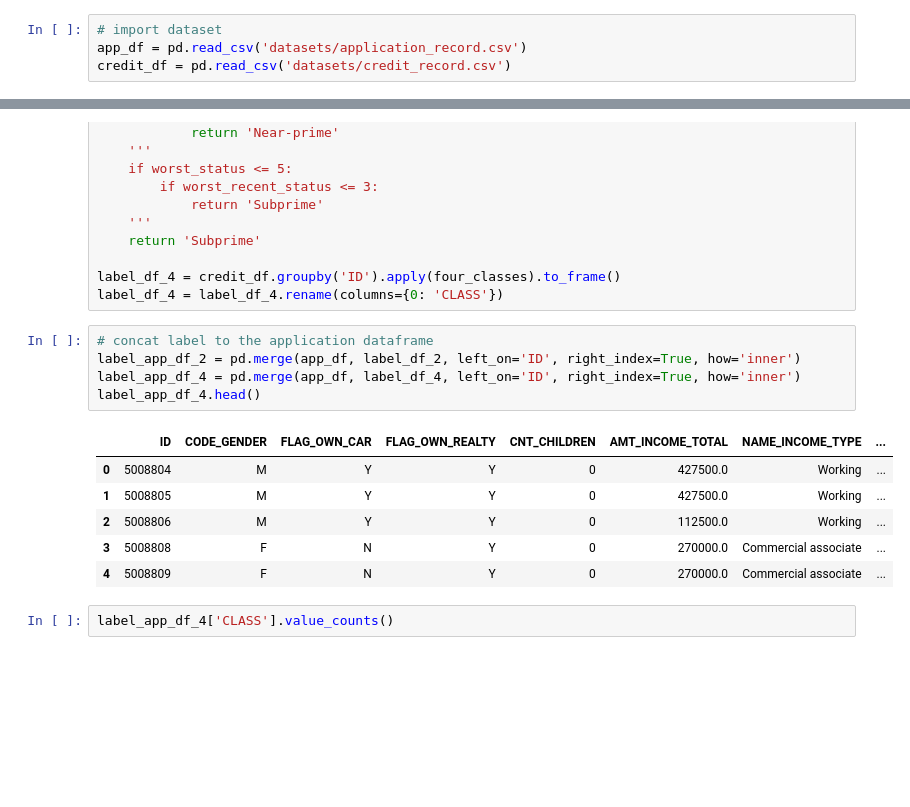
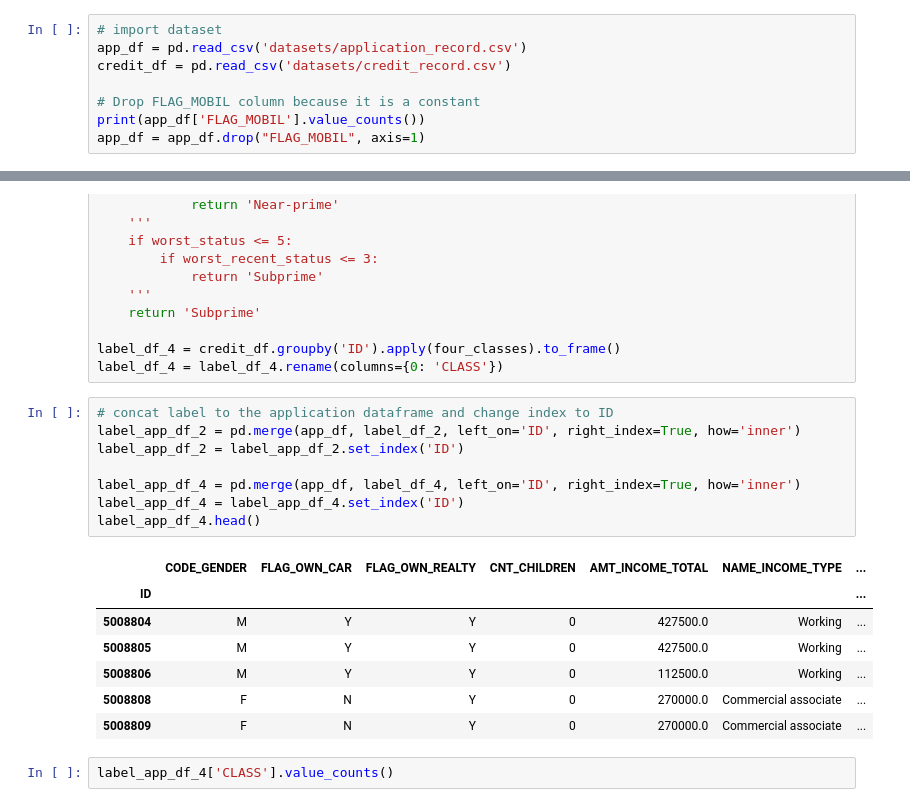
Before and after one commit to chcui23/credit-risk-prediction, a Jupyter notebook: credit-risk-prediction.ipynb, the cells around one changed output, grey strips where cells are left out. Cells and saved outputs as stored; diff of their text form; blank space fills up the shorter version.

```diff
--- a/credit-risk-prediction.ipynb
+++ b/credit-risk-prediction.ipynb
@@ -8,3 +17,7 @@ import matplotlib.pyplot as plt
 # import dataset
 app_df = pd.read_csv('datasets/application_record.csv')
 credit_df = pd.read_csv('datasets/credit_record.csv')
+
+# Drop FLAG_MOBIL column because it is a constant
+print(app_df['FLAG_MOBIL'].value_counts())
+app_df = app_df.drop("FLAG_MOBIL", axis=1)
@@ -51,17 +68,21 @@ def four_classes(client):
 label_df_4 = credit_df.groupby('ID').apply(four_classes).to_frame()
 label_df_4 = label_df_4.rename(columns={0: 'CLASS'})
 # %%
-# concat label to the application dataframe
+# concat label to the application dataframe and change index to ID
 label_app_df_2 = pd.merge(app_df, label_df_2, left_on='ID', right_index=True, how='inner')
+label_app_df_2 = label_app_df_2.set_index('ID')
+
 label_app_df_4 = pd.merge(app_df, label_df_4, left_on='ID', right_index=True, how='inner')
+label_app_df_4 = label_app_df_4.set_index('ID')
 label_app_df_4.head()
 # %% [output]
-|  | ID | CODE_GENDER | FLAG_OWN_CAR | FLAG_OWN_REALTY | CNT_CHILDREN | AMT_INCOME_TOTAL | NAME_INCOME_TYPE | ... |
-| 0 | 5008804 | M | Y | Y | 0 | 427500.0 | Working | ... |
-| 1 | 5008805 | M | Y | Y | 0 | 427500.0 | Working | ... |
-| 2 | 5008806 | M | Y | Y | 0 | 112500.0 | Working | ... |
-| 3 | 5008808 | F | N | Y | 0 | 270000.0 | Commercial associate | ... |
-| 4 | 5008809 | F | N | Y | 0 | 270000.0 | Commercial associate | ... |
+|  | CODE_GENDER | FLAG_OWN_CAR | FLAG_OWN_REALTY | CNT_CHILDREN | AMT_INCOME_TOTAL | NAME_INCOME_TYPE | ... |
+| ID |  |  |  |  |  |  | ... |
+| 5008804 | M | Y | Y | 0 | 427500.0 | Working | ... |
+| 5008805 | M | Y | Y | 0 | 427500.0 | Working | ... |
+| 5008806 | M | Y | Y | 0 | 112500.0 | Working | ... |
+| 5008808 | F | N | Y | 0 | 270000.0 | Commercial associate | ... |
+| 5008809 | F | N | Y | 0 | 270000.0 | Commercial associate | ... |
 # %%
 label_app_df_4['CLASS'].value_counts()
 # %% [output]
```
Also changed, not shown: parts of 10 cells of this notebook, 1 other file.
